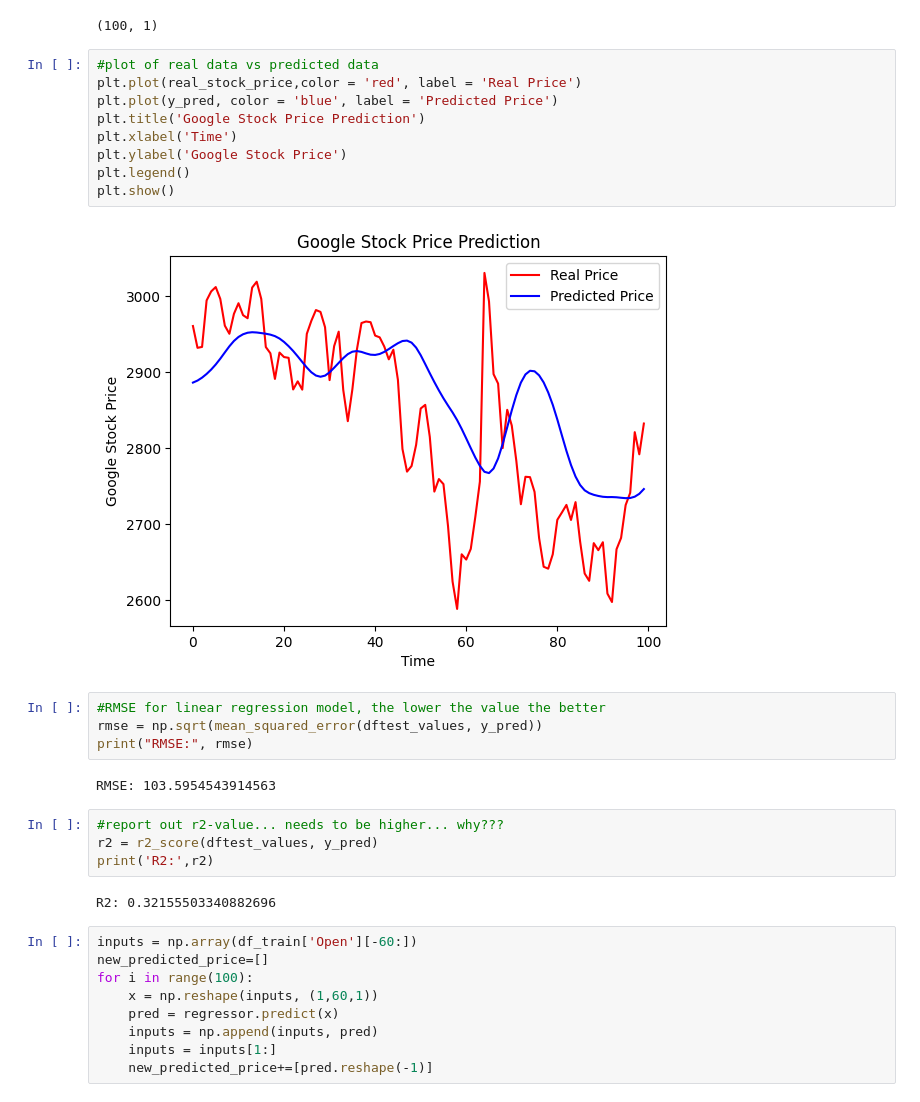
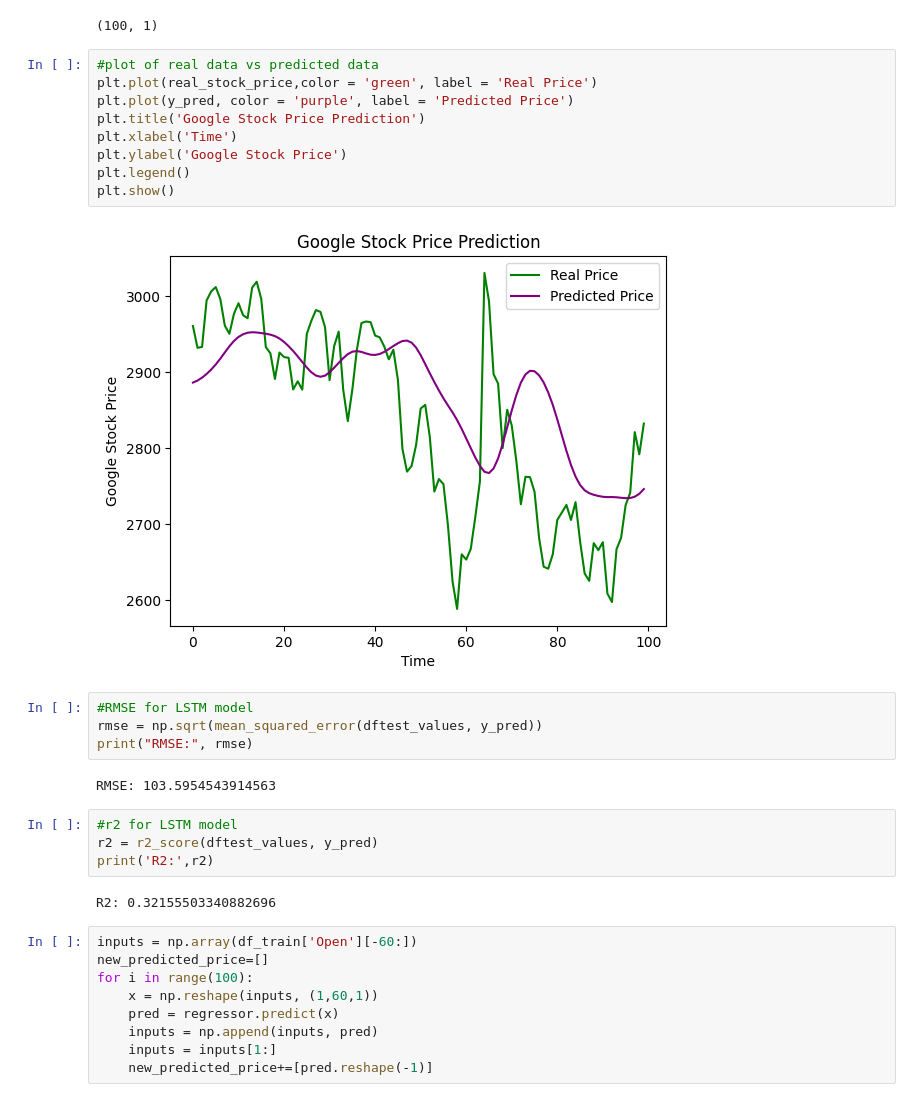
Before and after one commit to breannaparker1991/googlestock, a Jupyter notebook: breannaparker630final.ipynb, the cells around one changed output. Drawn from its saved outputs; the diff is of its cells as text.

```diff
--- a/breannaparker630final.ipynb
+++ b/breannaparker630final.ipynb
@@ -299,23 +299,23 @@ print(y_pred.shape)
 (100, 1)
 # %%
 #plot of real data vs predicted data
-plt.plot(real_stock_price,color = 'red', label = 'Real Price')
-plt.plot(y_pred, color = 'blue', label = 'Predicted Price')
+plt.plot(real_stock_price,color = 'green', label = 'Real Price')
+plt.plot(y_pred, color = 'purple', label = 'Predicted Price')
 plt.title('Google Stock Price Prediction')
 plt.xlabel('Time')
 plt.ylabel('Google Stock Price')
 plt.legend()
 plt.show()
 # %% [output]
-[figure, old version]
+[figure, new version]
 # %%
-#RMSE for linear regression model, the lower the value the better
+#RMSE for LSTM model
 rmse = np.sqrt(mean_squared_error(dftest_values, y_pred))
 print("RMSE:", rmse)
 # %% [output]
 RMSE: 103.5954543914563
 # %%
-#report out r2-value... needs to be higher... why???
+#r2 for LSTM model
 r2 = r2_score(dftest_values, y_pred)
 print('R2:',r2)
 # %% [output]
```
